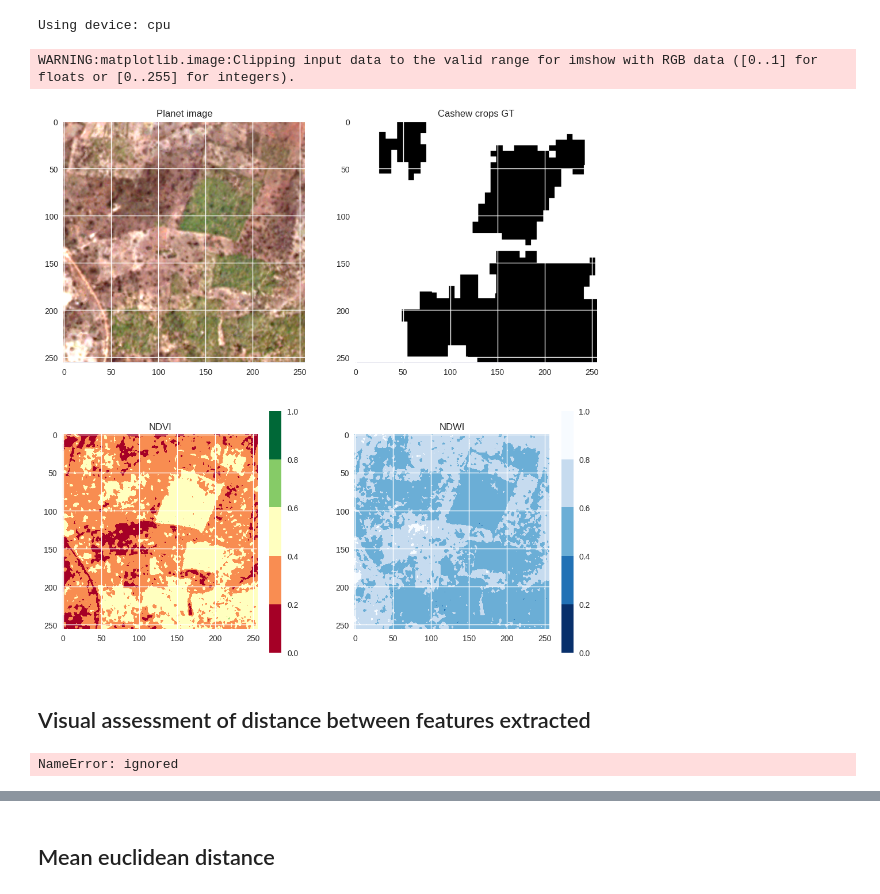
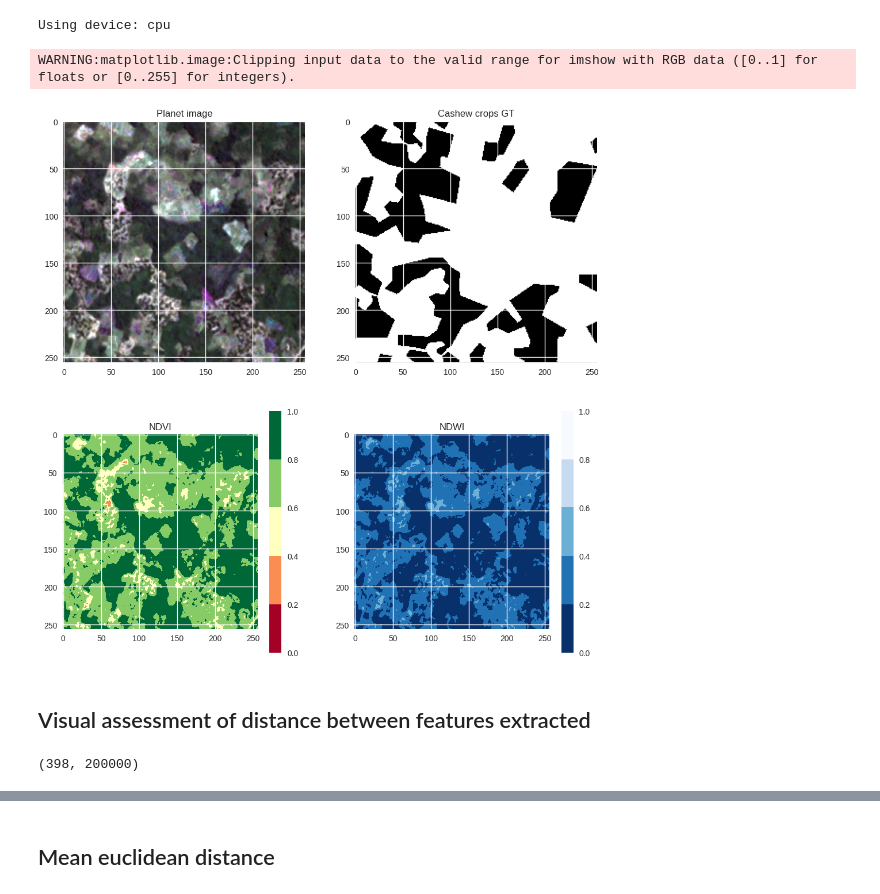
Before and after one commit to mdominguezd/DomainAdaptationCashewCropMapping_MGIThesis, a Jupyter notebook: 05_Performance assessment/05_01_EvaluationOfDistributionShift.ipynb, the cells around one changed output, grey strips where cells are left out. Cells and saved outputs as stored; diff of their text form; code cells hidden in the pictures.

```diff
--- a/05_Performance assessment/05_01_EvaluationOfDistributionShift.ipynb
+++ b/05_Performance assessment/05_01_EvaluationOfDistributionShift.ipynb
@@ -167,11 +169,11 @@ class Img_Dataset(Dataset):
         return img, GT
 # %%
 idx = 123
-CIV = Img_Dataset('IvoryCoast', norm = 'Linear_1_99')
+CIV = Img_Dataset('Tanzania', norm = 'Linear_1_99')
 CIV.plot_imgs(idx, True)
 # %% [output]
 WARNING:matplotlib.image:Clipping input data to the valid range for imshow with RGB data ([0..1] for floats or [0..255] for integers).
-[figure, old version]
+[figure, new version]
 # %% [markdown]
 ## Visual assessment of distance between features extracted
 # %%
@@ -229,9 +231,10 @@ for i, (imgs, GTs) in TNZ_iterable_test_loader:
         TNZ_FE.append(features[j].flatten().cpu().detach().numpy())
 # %%
 X = np.array(TNZ_FE + CIV_FE)
-X
+X = X[:, :100000]
+X.shape
 # %% [output]
-NameError: ignored
+(398, 200000)
 # %%
 comps = 2
 
```
Also changed, not shown: parts of 3 cells of this notebook.
